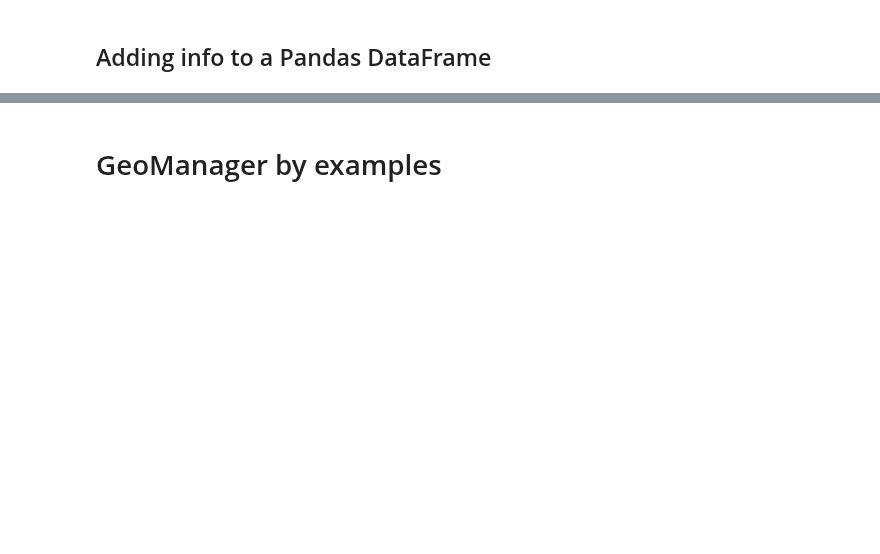
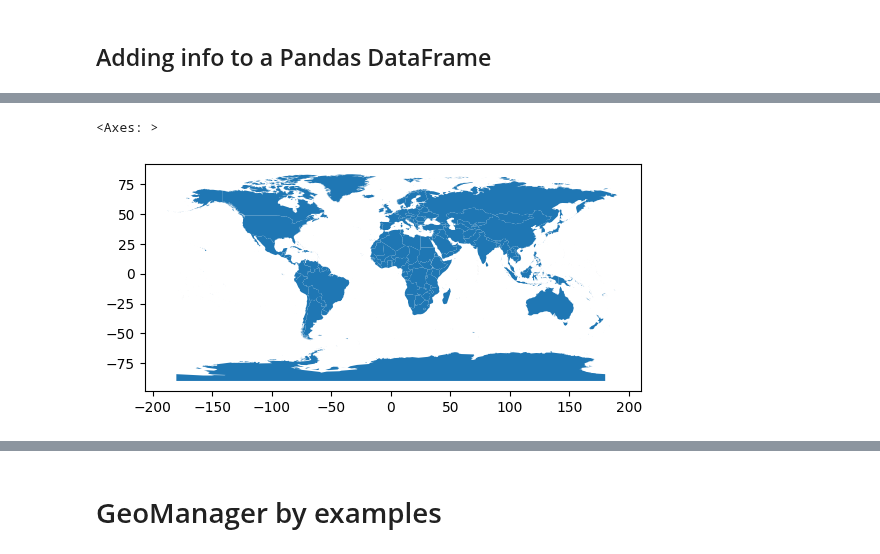
Before and after one commit to pyvoa/pyvoa, a Jupyter notebook: examples/notebooks/GeoByExamples.ipynb, the cells around one changed output, grey strips where cells are left out. Drawn from its saved outputs; the diff is of its cells as text; code cells hidden in the pictures; blank space fills up the shorter version.

```diff
--- a/examples/notebooks/GeoByExamples.ipynb
+++ b/examples/notebooks/GeoByExamples.ipynb
@@ -96,0 +257,10 @@ gif.add_field(input=pf2,field='area',geofield='here')
+# %%
+import pyvoa.geo as pg
+import pandas as pd
+import geopandas as gpd
+gr=pg.GeoRegion()
+countries=gr.get_countries_from_region('World')
+gpd.GeoDataFrame(pg.GeoInfo().add_field(input=pd.DataFrame({'where':countries}),field='geometry')).plot()
+# %% [output]
+<Axes: >
+[figure, added]
```
Also changed, not shown: parts of 45 cells of this notebook, 3 other files.
